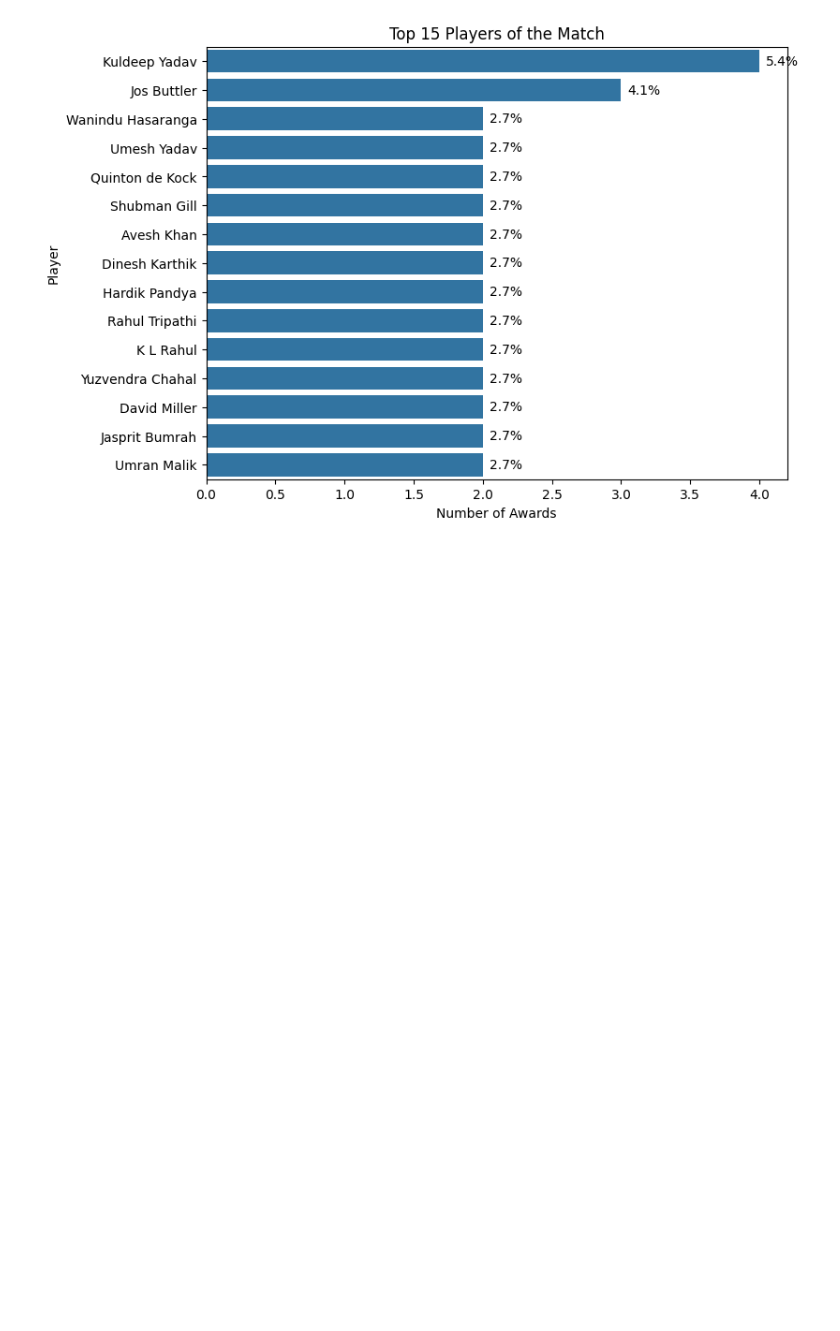
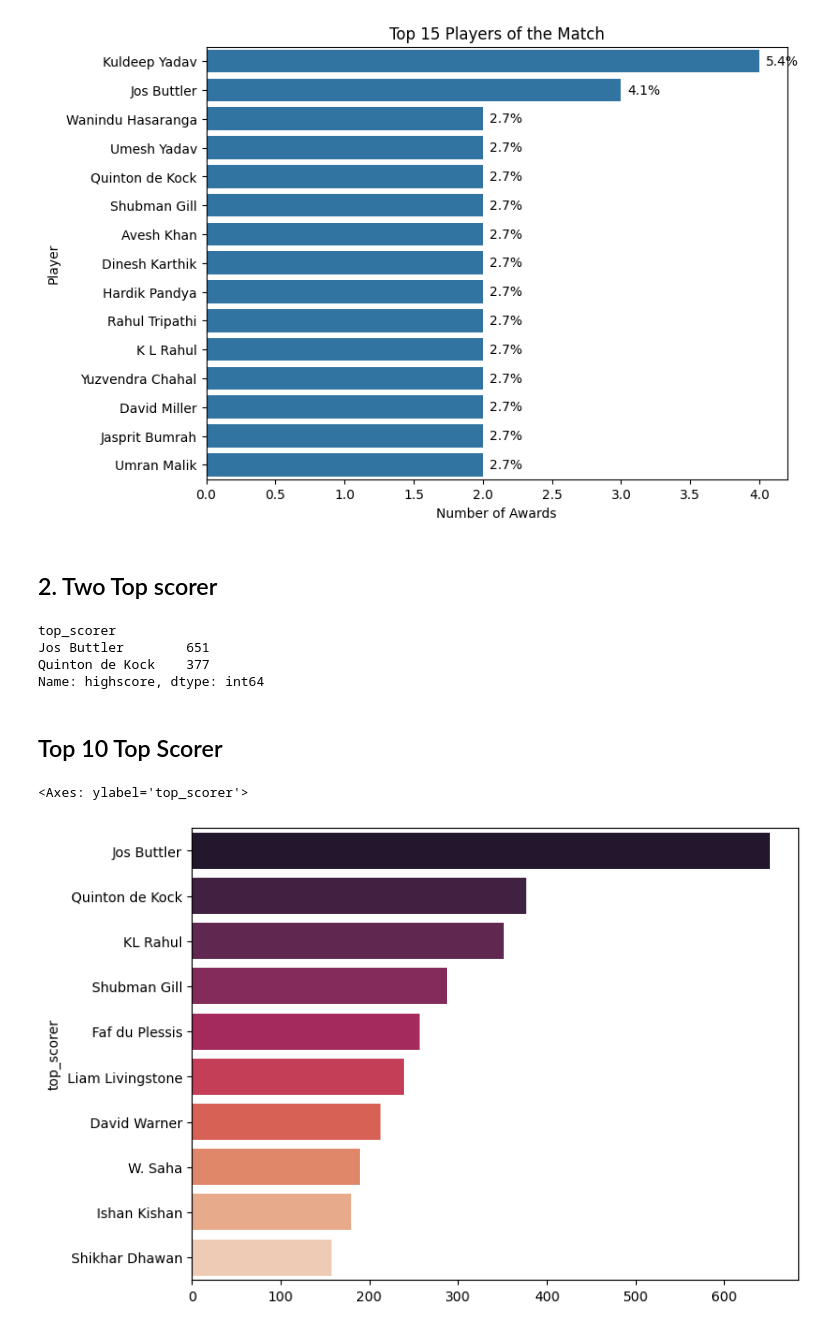
Before and after one commit to ZippoAI/Python-Data-Visualization, a Jupyter notebook: 4.Projects/1.IPLProject.ipynb, the cells around one changed output. Saved outputs shown, nothing was run; the diff lists cells and outputs as text; code cells hidden in the pictures; blank space fills up the shorter version.

```diff
--- a/4.Projects/1.IPLProject.ipynb
+++ b/4.Projects/1.IPLProject.ipynb
@@ -207,3 +207,27 @@ for i, (count, pct) in enumerate(zip(award_top.values, percentages)):
     )
 # %% [output]
 [figure]
+# %% [markdown]
+## 2. Two Top scorer
+# %%
+high_score = df.groupby('top_scorer')['highscore'].sum().sort_values(ascending=False).head(2)
+
+high_score
+# %% [output]
+top_scorer
+Jos Buttler        651
+Quinton de Kock    377
+Name: highscore, dtype: int64
+# %% [markdown]
+## Top 10 Top Scorer
+# %%
+plt.figure(figsize=(8, 6))
+
+
+high_score = df.groupby('top_scorer')['highscore'].sum().sort_values(ascending=False).head(10)
+
+high_score
+sns.barplot( x=high_score.values, y=high_score.index, palette='rocket', hue=high_score.index)
+# %% [output]
+<Axes: ylabel='top_scorer'>
+[figure, added]
```
Also changed, not shown: parts of 11 cells of this notebook.
